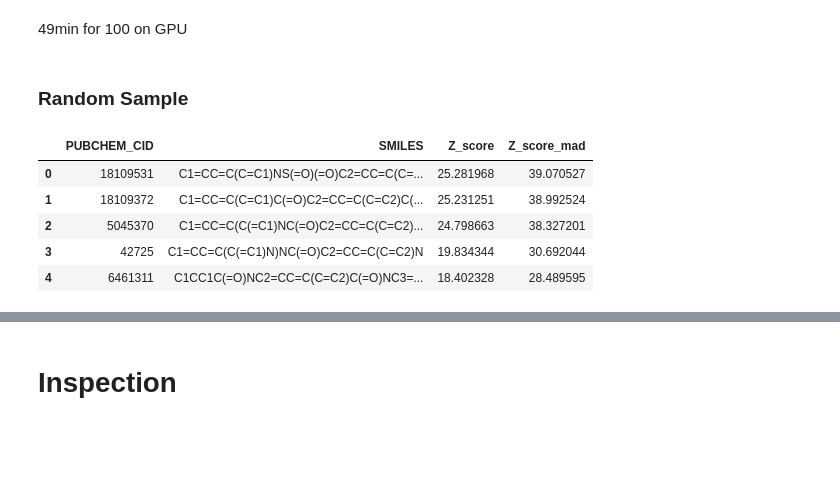
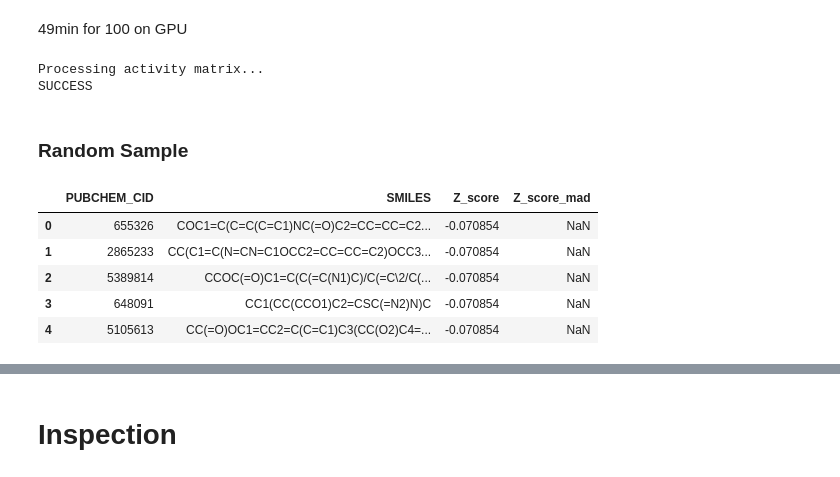
Before and after one commit to davidkubanek/Thesis, a Jupyter notebook: HTS_fingerprints.ipynb, the cells around one changed output, grey strips where cells are left out. Saved outputs shown, nothing was run; the diff lists cells and outputs as text; code cells hidden in the pictures; blank space fills up the shorter version.

Commit message:
used all 579 assays

```diff
--- a/HTS_fingerprints.ipynb
+++ b/HTS_fingerprints.ipynb
@@ -610,7 +635,7 @@ class DataProcess:
             AID, count = line.split('\t')
             self.compounds_per_assay[int(AID)] = int(count)
 # %%
-range = 100
+range = 'all'
 # mac (local storage)
 # directory = 'Data/PubChem data'
 # mac (external hard drive storage)
@@ -619,8 +644,8 @@ directory = '/Volumes/Kubánek UCL/Data/Thesis MSc/PubChem Data' #absolute data
 # if cuda
 if torch.cuda.is_available():
     directory = '/content/drive/MyDrive/Thesis/Data/PubChem data'
-cut_off_assays = 50
-cut_off_compounds = 280000
+cut_off_assays = 250
+cut_off_compounds = 288000
 
 data_process = DataProcess(directory, cut_off_assays, cut_off_compounds, range=range, z_type = 'median')
 # %% [markdown]
@@ -642,22 +672,26 @@ data_process.load()
 # %% [markdown]
 49min for 100 on GPU
 # %%
-data_process.create_activity_matrix_eff(z_type='median')
+data_process.create_activity_matrix_eff()
+# %% [output]
+Processing activity matrix...
+SUCCESS
 # %% [markdown]
 ### Random Sample
 # %%
 # load random AIDs assay from the filtered assays to check if the filtering was successful
 AID = np.random.choice(data_process.valid_AIDs)
+AID = '624304'
 # Load the CSV file
 df = pd.read_csv(directory+'/filtered/'+f'AID_{AID}.csv')
 df.head()
 # %% [output]
 |  | PUBCHEM_CID | SMILES | Z_score | Z_score_mad |
-| 0 | 18109531 | C1=CC=C(C=C1)NS(=O)(=O)C2=CC=C(C=... | 25.281968 | 39.070527 |
-| 1 | 18109372 | C1=CC=C(C=C1)C(=O)C2=CC=C(C=C2)C(... | 25.231251 | 38.992524 |
-| 2 | 5045370 | C1=CC=C(C(=C1)NC(=O)C2=CC=C(C=C2)... | 24.798663 | 38.327201 |
-| 3 | 42725 | C1=CC=C(C(=C1)N)NC(=O)C2=CC=C(C=C2)N | 19.834344 | 30.692044 |
-| 4 | 6461311 | C1CC1C(=O)NC2=CC=C(C=C2)C(=O)NC3=... | 18.402328 | 28.489595 |
+| 0 | 655326 | COC1=C(C=C(C=C1)NC(=O)C2=CC=CC=C2... | -0.070854 | NaN |
+| 1 | 2865233 | CC(C1=C(N=CN=C1OCC2=CC=CC=C2)OCC3... | -0.070854 | NaN |
+| 2 | 5389814 | CCOC(=O)C1=C(C(=C(N1)C)/C(=C\2/C(... | -0.070854 | NaN |
+| 3 | 648091 | CC1(CC(CCO1)C2=CSC(=N2)N)C | -0.070854 | NaN |
+| 4 | 5105613 | CC(=O)OC1=CC2=C(C=C1)C3(CC(O2)C4=... | -0.070854 | NaN |
 # %%
 df = data_process.load_bioassay_data(AID)
 df.head()
```
Also changed, not shown: parts of 19 cells of this notebook.
